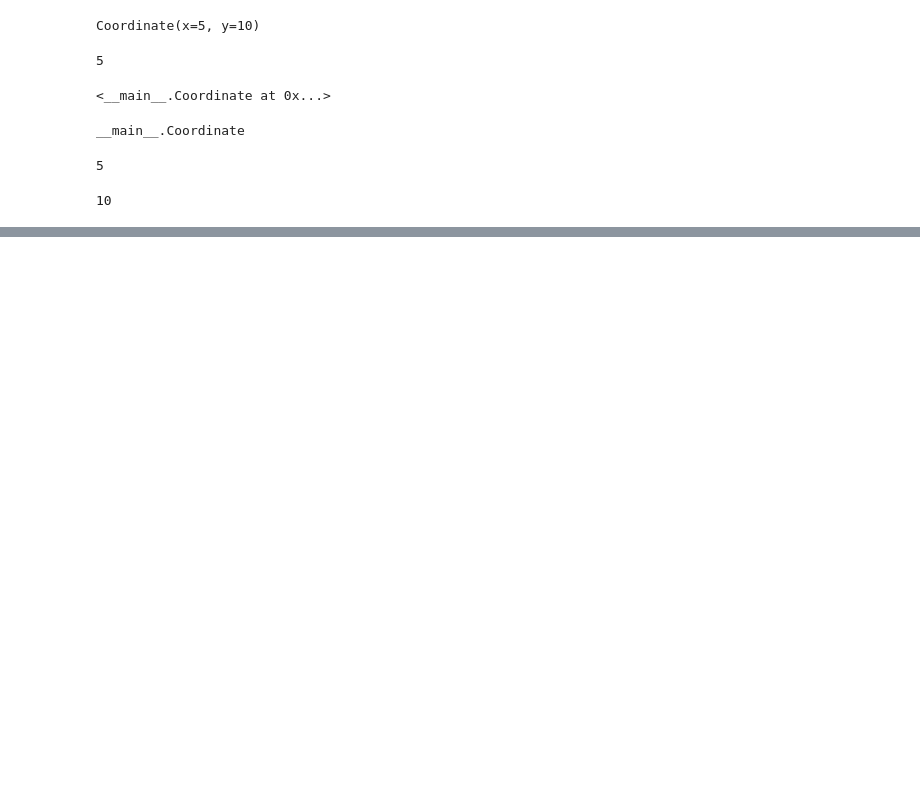
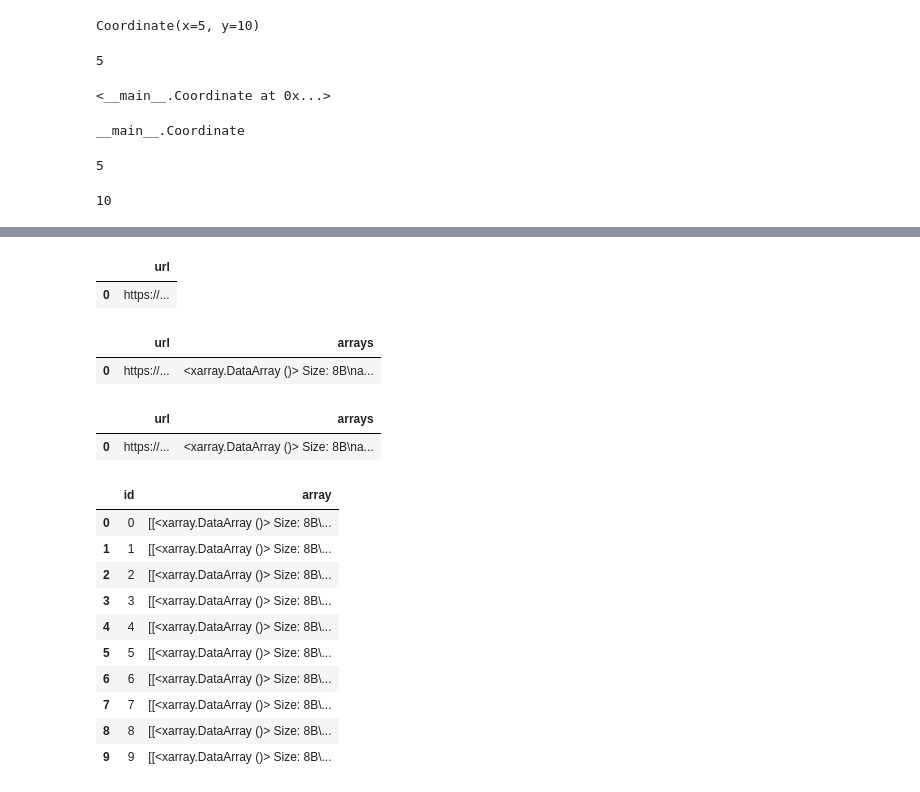
Before and after one commit to earthlab-education/clustering-hanried, a Jupyter notebook: classes-and-objects-demo.ipynb, the cells around one changed output, grey strips where cells are left out. Saved outputs shown, nothing was run; the diff lists cells and outputs as text; code cells hidden in the pictures; blank space fills up the shorter version.

```diff
--- a/classes-and-objects-demo.ipynb
+++ b/classes-and-objects-demo.ipynb
@@ -204,0 +328,39 @@ my_coord3.lat()
+# %%
+ArrayDataFrame({'url': ['https://...']})
+# %% [output]
+|  | url |
+| 0 | https://... |
+# %%
+# inheriting pd.DataFrame methods and attributes
+class ArrayDataFrame(pd.DataFrame):
+
+    def set_array_column(self, arrays):
+        # define arrays
+        self['arrays'] = arrays
+        return self
+
+ArrayDataFrame({'url':['https://...']}).set_array_column([xr.DataArray()])
+# %% [output]
+|  | url | arrays |
+| 0 | https://... | <xarray.DataArray ()> Size: 8B\na... |
+# %%
+# inheriting pd.DataFrame methods and attributes
+class ArrayDataFrame(pd.DataFrame):
+
+    # define new method
+    def set_array_column(self, arrays):
+        # define arrays
+        self['arrays'] = arrays
+        return self
+
+    # add representation function to make the dataarray/frame easier to see
+    def __repr__(self):
+        # .copy says I don't want to overwrite original
+        for_printing = self.copy()
+        for_printing.arrays = [arr.min() for arr in self.arrays]
+        return for_printing.__repr__()
+
+ArrayDataFrame({'url':['https://...']}).set_array_column([xr.DataArray()])
+# %% [output]
+|  | url | arrays |
+| 0 | https://... | <xarray.DataArray ()> Size: 8B\na... |
@@ -204,0 +370,39 @@ my_coord3.lat()
+# %%
+# fxn to generate random values and put them in an xarray dataarray
+
+# create data array of size 10
+def gen_data_array(size = 10):
+    data = (
+        #normal dist of random numbers from 0 to 1
+        np.array([random.gauss(0, 1) for _ in range(size**2)]).reshape(size, size))
+    da = xr.DataArray(
+        data = data,
+        coords = {
+            'x': [i * random.uniform(0,1) for i in range (size)],
+            'y': [i * random.uniform(0,1) for i in range (size)]
+        }
+    )
+    return da
+
+# define df length
+df_len = 10
+
+# make a df
+# printing out all these arrays is slow and is hard to read, so we'll make a class instead below
+my_df = pd.DataFrame({
+    'id': list(range(df_len)),
+    'array': [gen_data_array(10) for _ in range(df_len)]
+})
+my_df
+# %% [output]
+|  | id | array |
+| 0 | 0 | [[<xarray.DataArray ()> Size: 8B\... |
+| 1 | 1 | [[<xarray.DataArray ()> Size: 8B\... |
+| 2 | 2 | [[<xarray.DataArray ()> Size: 8B\... |
+| 3 | 3 | [[<xarray.DataArray ()> Size: 8B\... |
+| 4 | 4 | [[<xarray.DataArray ()> Size: 8B\... |
+| 5 | 5 | [[<xarray.DataArray ()> Size: 8B\... |
+| 6 | 6 | [[<xarray.DataArray ()> Size: 8B\... |
+| 7 | 7 | [[<xarray.DataArray ()> Size: 8B\... |
+| 8 | 8 | [[<xarray.DataArray ()> Size: 8B\... |
+| 9 | 9 | [[<xarray.DataArray ()> Size: 8B\... |
```
Also changed, not shown: parts of 20 cells of this notebook.
